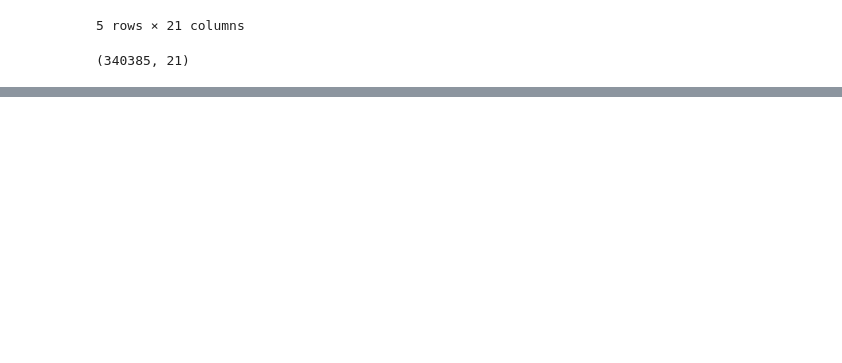
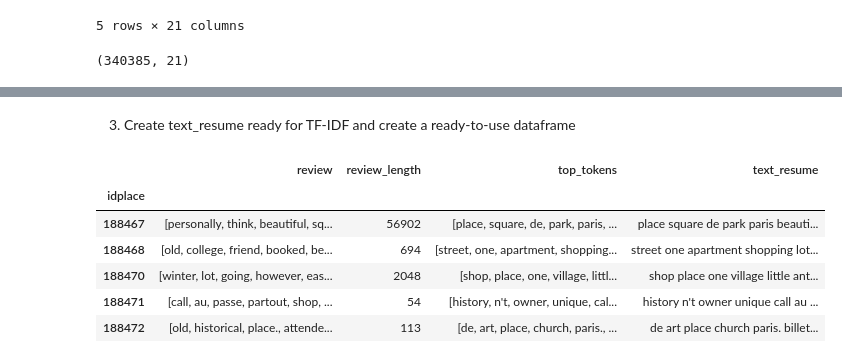
Before and after one commit to MaryaLatif/TripAdvisor-recommender, a Jupyter notebook: project.ipynb, the cells around one changed output, grey strips where cells are left out. Saved outputs shown, nothing was run; the diff lists cells and outputs as text; code cells hidden in the pictures; blank space fills up the shorter version.

Commit message:
processing reviews

```diff
--- a/project.ipynb
+++ b/project.ipynb
@@ -21,0 +262,7 @@ reviews.shape
+# %%
+from nltk.stem import WordNetLemmatizer
+
+lemmatizer_output = WordNetLemmatizer()
+
+reviews['review'] = reviews['review'].apply(lambda x: [lemmatizer_output.lemmatize(mot) for mot in x])
+reviews['review'].iloc[0]
@@ -21,0 +291,4 @@ reviews.shape
+# %%
+# group by idplace and concatenate the reviews
+reviews = reviews.groupby('idplace').agg({'review': 'sum'})
+reviews.head()
@@ -21,0 +303,4 @@ reviews.shape
+# %%
+# sort by number of tokens
+reviews['review_length'] = reviews['review'].apply(lambda x: len(x))
+reviews.head()
@@ -21,0 +317,20 @@ reviews.shape
+# %%
+from collections import Counter
+
+# by default K is the mean of the review lengths to keep a similar number of words in each review
+K = int(reviews["review_length"].mean())
+
+# sort the tokens by frequency and keep only the top K tokens
+def top_k_tokens(tokens, k=None):
+    if k is None:
+        k = len(tokens)
+    k = int(k)
+
+    c = Counter(tokens)
+    return [mot for mot, freq in c.most_common(k)]
+
+reviews["top_tokens"] = reviews["review"].apply(
+    lambda toks: top_k_tokens(toks, k=K)
+)
+
+reviews.head()
@@ -21,0 +345,13 @@ reviews.shape
+# %% [markdown]
+3. Create text_resume ready for TF‑IDF and create a ready-to-use dataframe
+# %%
+reviews["text_resume"] = reviews["top_tokens"].apply(lambda toks: " ".join(toks))
+reviews.head()
+# %% [output]
+|  | review | review_length | top_tokens | text_resume |
+| idplace |  |  |  |  |
+| 188467 | [personally, think, beautiful, sq... | 56902 | [place, square, de, park, paris, ... | place square de park paris beauti... |
+| 188468 | [old, college, friend, booked, be... | 694 | [street, one, apartment, shopping... | street one apartment shopping lot... |
+| 188470 | [winter, lot, going, however, eas... | 2048 | [shop, place, one, village, littl... | shop place one village little ant... |
+| 188471 | [call, au, passe, partout, shop, ... | 54 | [history, n't, owner, unique, cal... | history n't owner unique call au ... |
+| 188472 | [old, historical, place., attende... | 113 | [de, art, place, church, paris., ... | de art place church paris. billet... |
```
Also changed, not shown: parts of 35 cells of this notebook, 1 other file.
